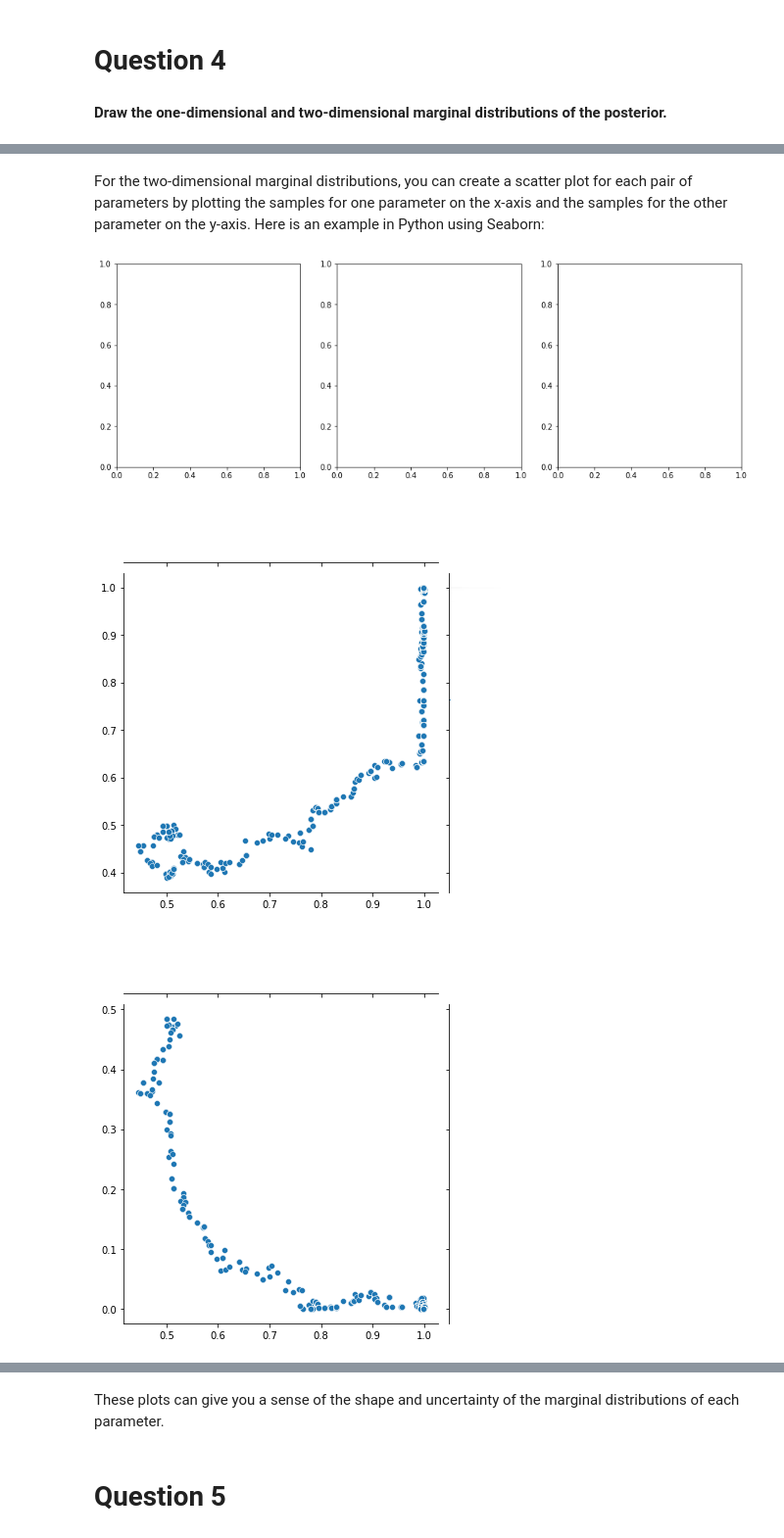
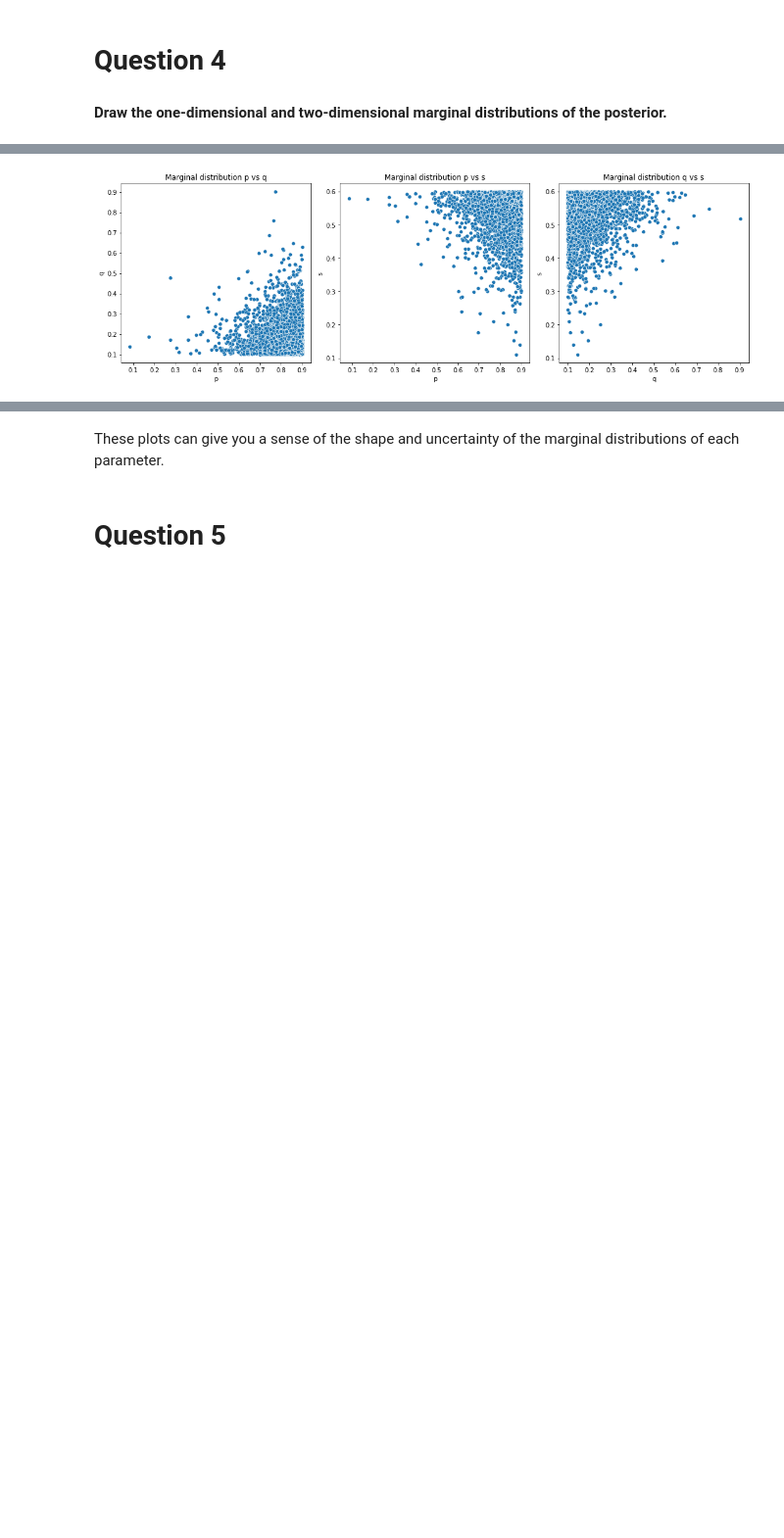
Before and after one commit to DimaFrank/Mathematical_Programming, a Jupyter notebook: Assignment_3.ipynb, the cells around one changed output, grey strips where cells are left out. Shown at 98% size. Saved outputs shown, nothing was run; the diff lists cells and outputs as text; code cells hidden in the pictures; blank space fills up the shorter version.

```diff
--- a/Assignment_3.ipynb
+++ b/Assignment_3.ipynb
@@ -179,7 +104,7 @@ def posterior_of_s_p_q(test_results, parameters):
     q=parameters[2]
 
     likelihood = 1
-    for i in range(1000):
+    for i in range(len(test_results)):
         if test_results[i] == 1:
             likelihood *= s * p + (1-s) * q
         else:
@@ -228,5 +197,4 @@ You can use this function to obtain 10,000 independent samples from the posterio
 # %%
-# test_results = ... # The test results of 1000 people
 initial_sample = [0.5, 0.5, 0.5] # An initial guess for s, p, q
 proposal_distribution = lambda x: x + np.random.normal(0, 0.01, 3) # A normal distribution with a small standard deviation
-samples = metropolis_hastings(posterior_of_s_p_q, initial_sample, proposal_distribution, 10000)
+samples = metropolis_hastings(posterior_of_s_p_q, initial_sample, proposal_distribution, 1200000)
@@ -243,17 +215,24 @@ For the one-dimensional marginal distributions, you can create a histogram for e
 # %%
 import matplotlib.pyplot as plt
 
-def plot_marginal_distribution(samples, index, ax=None):
+df = pd.DataFrame(samples, columns=['s', 'p', 'q'])
+
+
+def plot_marginal_distribution(samples, index, xlabel, ylabel, ax=None, color="lightblue", ec="red"):
     if ax is None:
-        fig, ax = plt.subplots()
-    ax.hist(samples[:, index], bins=10, density=True)
-    ax.set_xlabel('Parameter Value')
-    ax.set_ylabel('Density')
+        fig, axes = plt.subplots()
 
-fig, (ax1, ax2, ax3) = plt.subplots(1, 3, figsize=(15, 5))
-plot_marginal_distribution(samples, 0, ax=ax1)
-plot_marginal_distribution(samples, 1, ax=ax2)
-plot_marginal_distribution(samples, 2, ax=ax3)
+    ax.hist(samples[:, index], bins=100, alpha=0.3, density=True, color=color)
+    plt.setp(ax, xticklabels=[round(i,1) for i in np.arange(0, 1.1, 0.1)])
+    ax.set_title('Marginal distribution of parameter: {}'.format(xlabel),fontsize = 14)
+    ax.set_xlabel('Values')
+    ax.set_ylabel(ylabel)
+
+
+fig, (ax1, ax2, ax3) = plt.subplots(1, 3, figsize=(18, 6))
+plot_marginal_distribution(samples, 0, ax=ax1, xlabel='s', ylabel='Density', color='purple')
+plot_marginal_distribution(samples, 1, ax=ax2, xlabel='p', ylabel='Density', color='cyan')
+plot_marginal_distribution(samples, 2, ax=ax3, xlabel='q', ylabel='Density', color='olive')
 plt.tight_layout()
 plt.show()
 # %% [output]
@@ -261,20 +240,22 @@ plt.show()
-# %% [markdown]
-For the two-dimensional marginal distributions, you can create a scatter plot for each pair of parameters by plotting the samples for one parameter on the x-axis and the samples for the other parameter on the y-axis. Here is an example in Python using Seaborn:
 # %%
 import seaborn as sns
 
 def plot_marginal_scatter(samples, index1, index2, ax=None):
     if ax is None:
         fig, ax = plt.subplots()
-    sns.jointplot(x=samples[:, index1], y=samples[:, index2], kind='scatter', ax=ax)
+
+    g = sns.scatterplot(df[index1],df[index2], ax=ax)
+    plt.setp(ax, xticklabels=[round(i,1) for i in np.arange(0, 1.1, 0.1)],
+                 yticklabels=[round(i,1) for i in np.arange(0, 1.1, 0.1)])
+    g.set_title('Marginal distribution {} vs {}'.format(index1,index2))
+    return g
+
 
 fig, (ax1, ax2, ax3) = plt.subplots(1, 3, figsize=(15, 5))
-plot_marginal_scatter(samples, 0, 1, ax=ax1)
-plot_marginal_scatter(samples, 0, 2, ax=ax2)
-plot_marginal_scatter(samples, 1, 2, ax=ax3)
+plot_marginal_scatter(df, 'p','q', ax=ax1)
+plot_marginal_scatter(df, 'p','s', ax=ax2)
+plot_marginal_scatter(df, 'q','s', ax=ax3)
 plt.tight_layout()
 plt.show()
 # %% [output]
-[figure, old version]
+[figure, new version]
-[figure, removed]
-[figure, removed]
```
Also changed, not shown: parts of 52 cells of this notebook.
